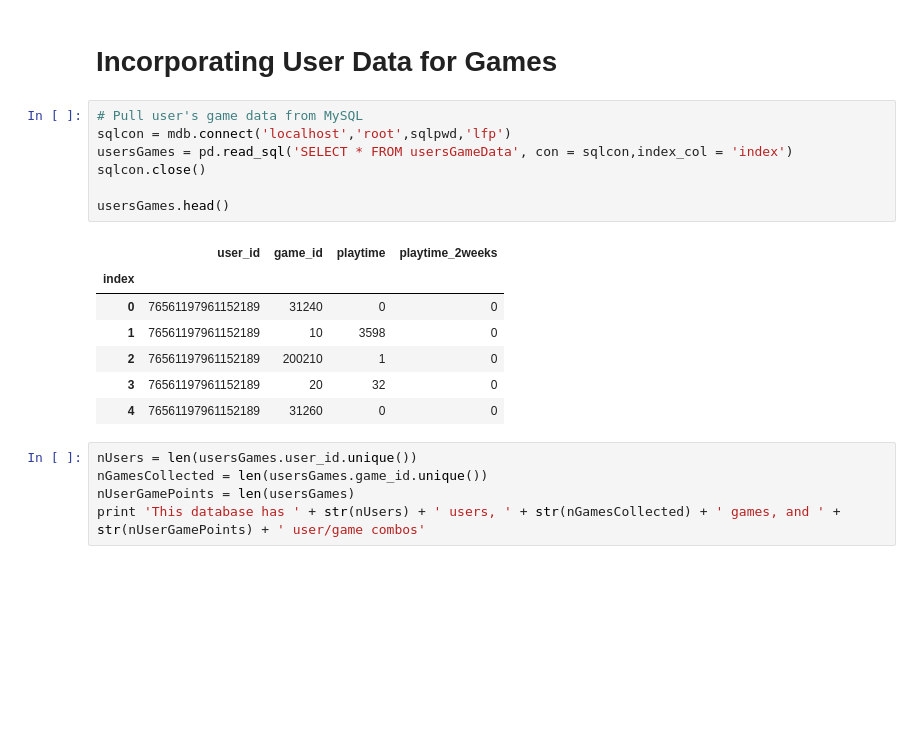
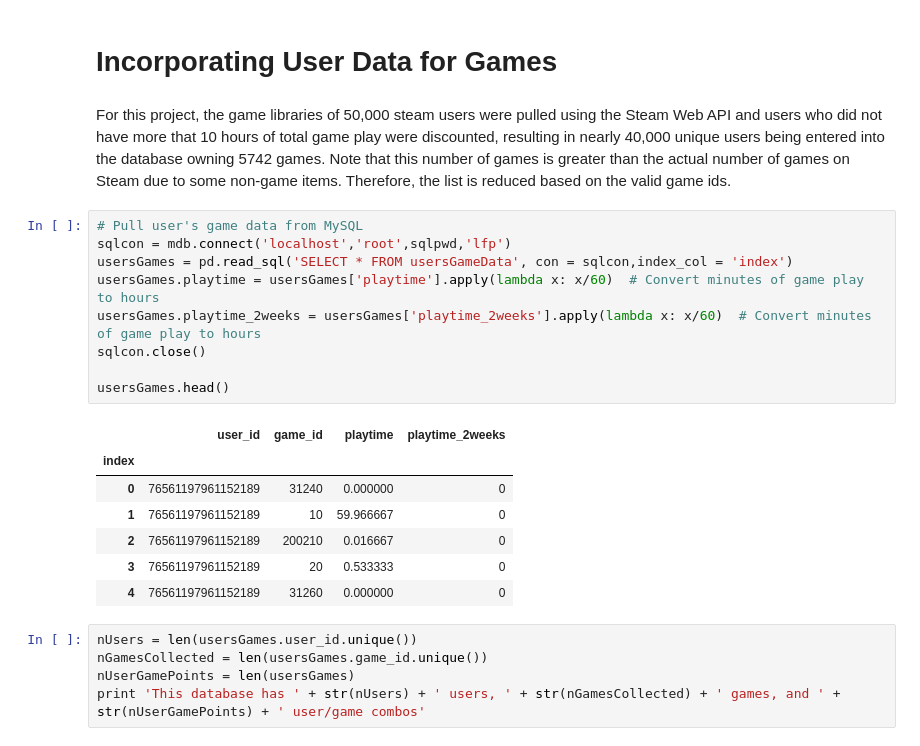
Before and after one commit to mjhines/LookingForPlayers, a Jupyter notebook: Steam_Games_Analysis.ipynb, the cells around one changed output. Drawn from its saved outputs; the diff is of its cells as text; blank space fills up the shorter version.

Commit message:
Added text into Steam_Games_Analysis

```diff
--- a/Steam_Games_Analysis.ipynb
+++ b/Steam_Games_Analysis.ipynb
@@ -301,20 +154,24 @@ sns.jointplot('original_price','metacritic',
 # %% [markdown]
 # Incorporating User Data for Games
+# %% [markdown]
+For this project, the game libraries of 50,000 steam users were pulled using the Steam Web API and users who did not have more that 10 hours of total game play were discounted, resulting in nearly 40,000 unique users being entered into the database owning 5742 games.  Note that this number of games is greater than the actual number of games on Steam due to some non-game items.  Therefore, the list is reduced based on the valid game ids.
 # %%
 # Pull user's game data from MySQL
 sqlcon = mdb.connect('localhost','root',sqlpwd,'lfp')
 usersGames = pd.read_sql('SELECT * FROM usersGameData', con = sqlcon,index_col = 'index')
+usersGames.playtime = usersGames['playtime'].apply(lambda x: x/60)  # Convert minutes of game play to hours
+usersGames.playtime_2weeks = usersGames['playtime_2weeks'].apply(lambda x: x/60)  # Convert minutes of game play to hours
 sqlcon.close()
 
 usersGames.head()
 # %% [output]
 |  | user_id | game_id | playtime | playtime_2weeks |
 | index |  |  |  |  |
-| 0 | 76561197961152189 | 31240 | 0 | 0 |
-| 1 | 76561197961152189 | 10 | 3598 | 0 |
-| 2 | 76561197961152189 | 200210 | 1 | 0 |
-| 3 | 76561197961152189 | 20 | 32 | 0 |
-| 4 | 76561197961152189 | 31260 | 0 | 0 |
+| 0 | 76561197961152189 | 31240 | 0.000000 | 0 |
+| 1 | 76561197961152189 | 10 | 59.966667 | 0 |
+| 2 | 76561197961152189 | 200210 | 0.016667 | 0 |
+| 3 | 76561197961152189 | 20 | 0.533333 | 0 |
+| 4 | 76561197961152189 | 31260 | 0.000000 | 0 |
 # %%
 nUsers = len(usersGames.user_id.unique())
 nGamesCollected = len(usersGames.game_id.unique())
```
Also changed, not shown: parts of 86 cells of this notebook.
